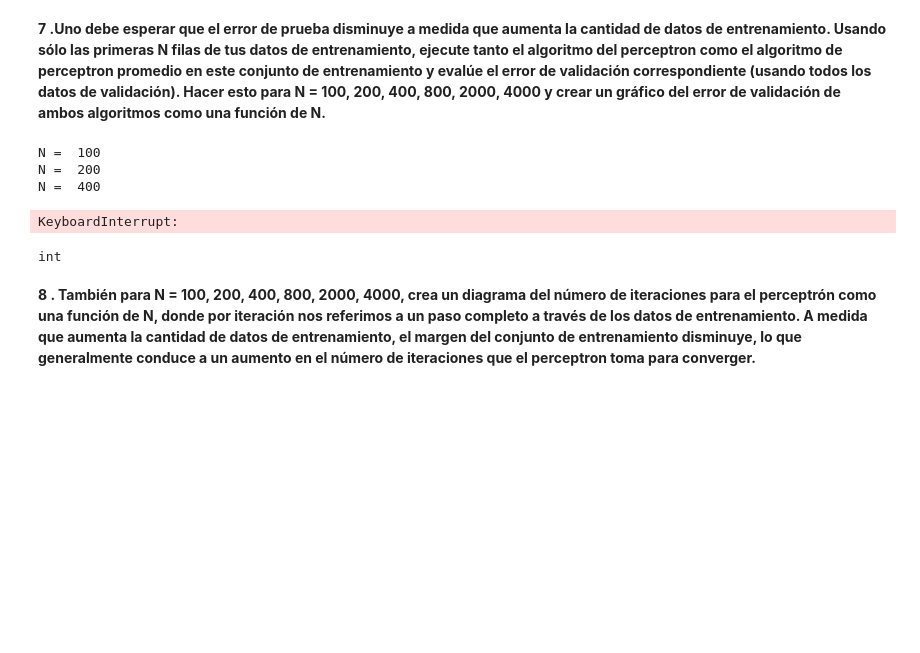
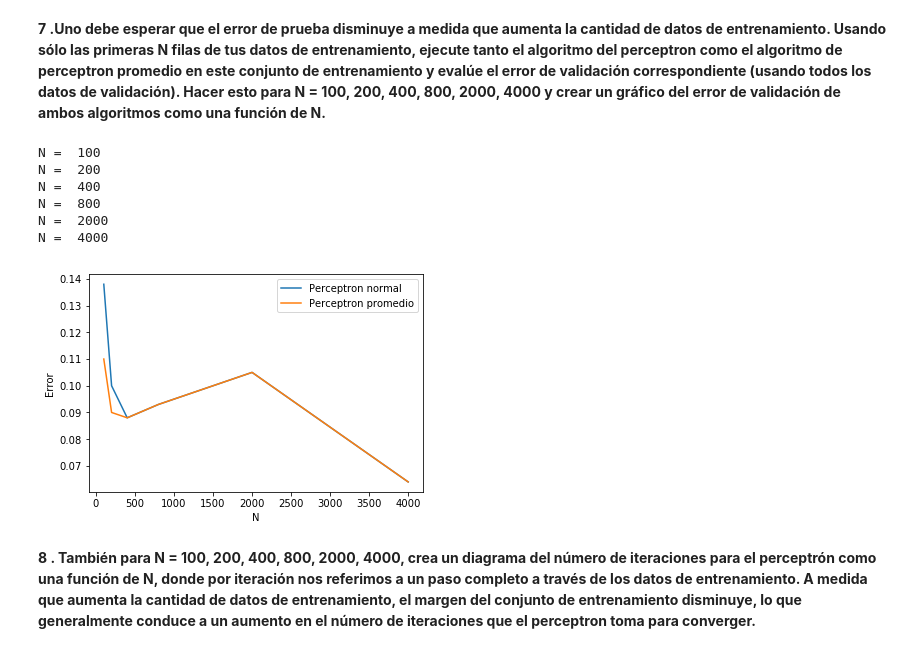
Before and after one commit to mmejiap/segunda-asignacion-del-curso-cm-072-team-bomb, a Jupyter notebook: AsignacionML2.ipynb, the cells around one changed output. Saved outputs shown, nothing was run; the diff lists cells and outputs as text; code cells hidden in the pictures; blank space fills up the shorter version.

```diff
--- a/AsignacionML2.ipynb
+++ b/AsignacionML2.ipynb
@@ -781,7 +885,7 @@ class Perceptron:
 
     def prueba_perceptron(self, vectores, grupos): ### Comun para todas las clases
         erroneos=0
-        for i in xrange(len(vectores)):
+        for i in range(len(vectores)):
             y=self.clasificador(vectores[i])
             if(y==1 and grupos[i]==0) or (y==-1 and grupos[i]==1):
                 erroneos=erroneos+1
@@ -805,7 +909,7 @@ class Perceptron_prom(Perceptron):
             temp=errores
 
             #Recorrer todos los vectores
-            for vect in xrange(len(self.vectores)):
+            for vect in range(len(self.vectores)):
                 y=self.clasificador(self.vectores[vect])
 
                 #Clasificaciones incorrectas
@@ -826,7 +930,7 @@ class Perceptron_prom(Perceptron):
 __7 .Uno debe esperar que el error de prueba disminuye a medida que aumenta la cantidad de datos de entrenamiento.
 Usando sólo las primeras N filas de tus datos de entrenamiento, ejecute tanto el algoritmo del perceptron como el  algoritmo de perceptron promedio en este conjunto de entrenamiento  y evalúe el error de validación correspondiente (usando todos los datos de validación). Hacer esto para N = 100, 200, 400, 800, 2000, 4000 y crear un gráfico del error de validación de ambos algoritmos como una función de N.__
 # %%
-N = [100, 200, 400, 800, 2000, 3999]
+N = [99, 199, 399, 799, 1999, 3999]
 
 datos_e = np.zeros((len(N),2), dtype='float64')
 
@@ -840,7 +944,7 @@ ytest_N =  list(map(int,ytest_N))
 ii=0
 
 for n in range(len(N)):
-    print("N = ",N[n])
+    print("N = ",N[n]+1)
     x_trainN = x_train[:N[n]]
     new_x_trainN = newDataFrame(new_result.Palabra,x_trainN)
     xt_N = new_x_trainN.values.astype(np.float64)
@@ -851,15 +955,27 @@ for n in range(len(N)):
     pesosN,erroresN,i_N = p.entrenamiento_perceptron()
     pesosN_prom, erroresN_prom, i_N_prom = p_prom.entrenamiento_perceptron()
     # datos para testear
-    datos[ii,0]=p.prueba_perceptron(xtest_N,)
+    datos_e[ii,0]=p.prueba_perceptron(xtest_N,ytest_N)
+    datos_e[ii,1]=p_prom.prueba_perceptron(xtest_N,ytest_N)
+    ii= ii+1
 # %% [output]
 N =  100
 N =  200
 N =  400
+N =  800
+N =  2000
+N =  4000
-KeyboardInterrupt:
-# %%
-type(N[1])
-# %% [output]
-int
+# %%
+import matplotlib.pyplot as plt
+for i in range(len(N)):
+    N[i]+=1
+plt.plot(N,datos_e[:,0],label='Perceptron normal')
+plt.plot(N,datos_e[:,1],label='Perceptron promedio')
+plt.xlabel('N')
+plt.ylabel('Error')
+plt.legend(loc=1)
+plt.show()
+# %% [output]
+[figure, added]
 # %% [markdown]
 __8 . También para N = 100, 200, 400, 800, 2000, 4000, crea un diagrama del número de iteraciones para el perceptrón como una función de N, donde por iteración nos referimos a un paso completo a través de los datos de entrenamiento. A medida que aumenta la cantidad de datos de entrenamiento, el margen del conjunto de entrenamiento disminuye, lo que generalmente conduce a un aumento en el número de iteraciones que el perceptron toma para converger.__
```
Also changed, not shown: parts of 10 cells of this notebook.
